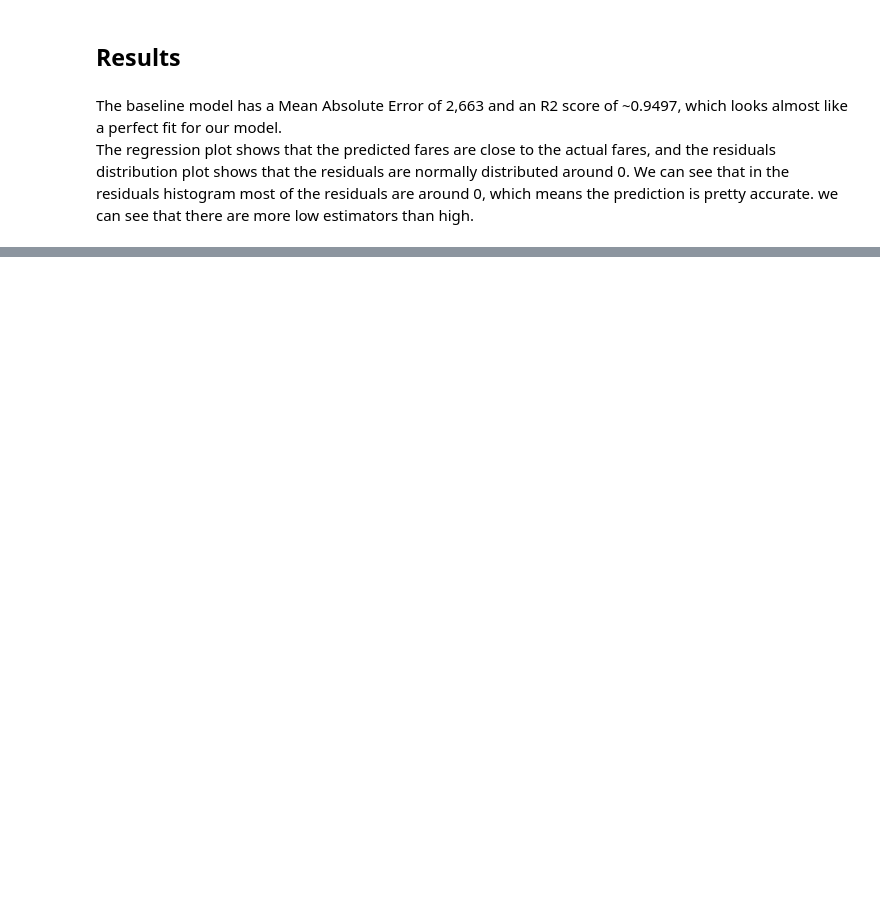
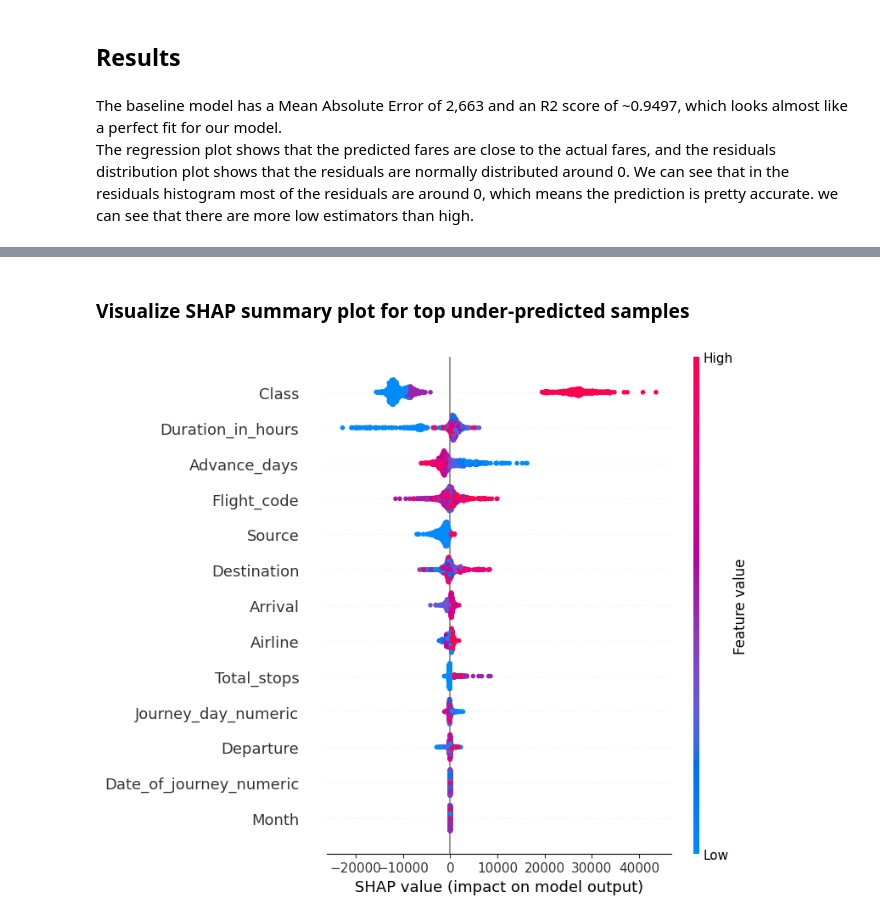
Before and after one commit to NoamGini/Tabular-data-science---Airfare, a Jupyter notebook: Pipeline.ipynb, the cells around one changed output, grey strips where cells are left out. Cells and saved outputs as stored; diff of their text form; code cells hidden in the pictures; blank space fills up the shorter version.

```diff
--- a/Pipeline.ipynb
+++ b/Pipeline.ipynb
@@ -659,0 +714,6 @@ shap.summary_plot(shap_values_under_predicted, features=top_10_under_predicted_s
+# %% [markdown]
+### Visualize SHAP summary plot for top under-predicted samples
+# %%
+shap.summary_plot(shap_values_under_predicted, features=top_10_under_predicted_samples, title="SHAP Summary Plot - Top Under-predicted Samples")
+# %% [output]
+[figure, added]
```
Also changed, not shown: parts of 31 cells of this notebook.
